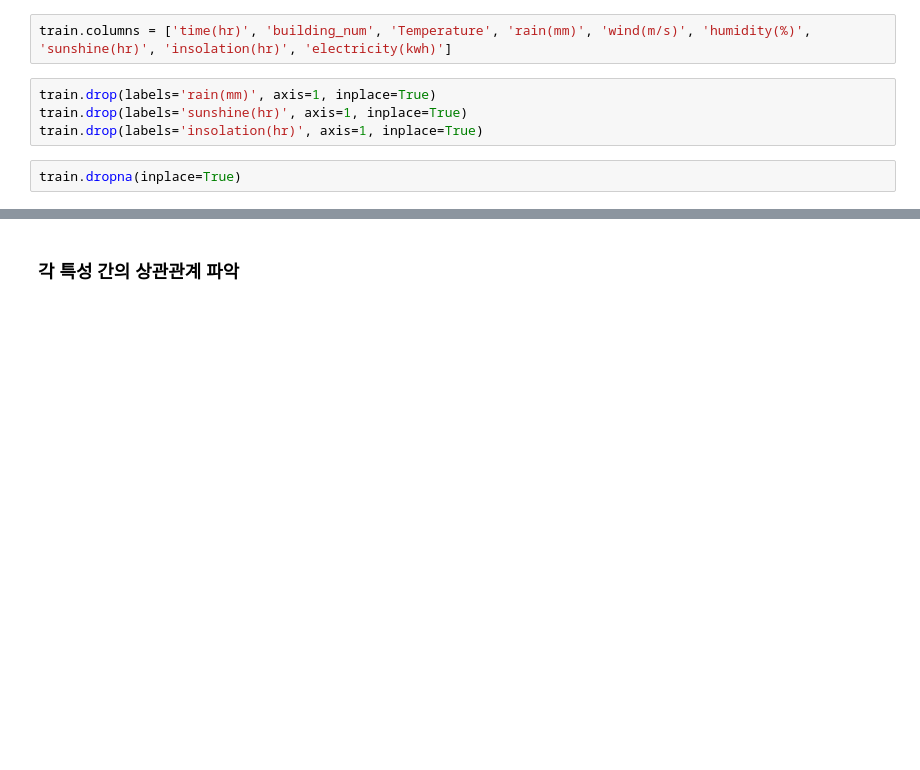
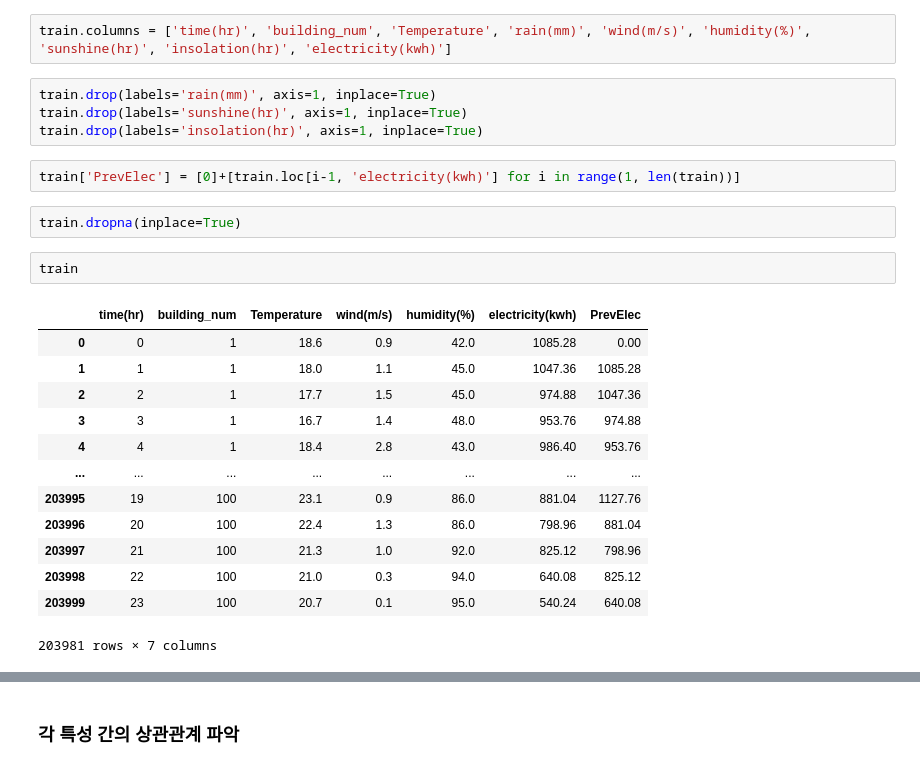
Before and after one commit to ayeonggg/DaconPrac, a Jupyter notebook: ElecPredict/CreateModel.ipynb, the cells around one changed output, grey strips where cells are left out. Drawn from its saved outputs; the diff is of its cells as text; blank space fills up the shorter version.

```diff
--- a/ElecPredict/CreateModel.ipynb
+++ b/ElecPredict/CreateModel.ipynb
@@ -71,8 +71,26 @@ train.columns = ['time(hr)', 'building_num', 'Temperature', 'rain(mm)', 'wind(m/
 train.drop(labels='rain(mm)', axis=1, inplace=True)
 train.drop(labels='sunshine(hr)', axis=1, inplace=True)
 train.drop(labels='insolation(hr)', axis=1, inplace=True)
+# %%
+train['PrevElec'] = [0]+[train.loc[i-1, 'electricity(kwh)'] for i in range(1, len(train))]
 # %%
 train.dropna(inplace=True)
+# %%
+train
+# %% [output]
+|  | time(hr) | building_num | Temperature | wind(m/s) | humidity(%) | electricity(kwh) | PrevElec |
+| 0 | 0 | 1 | 18.6 | 0.9 | 42.0 | 1085.28 | 0.00 |
+| 1 | 1 | 1 | 18.0 | 1.1 | 45.0 | 1047.36 | 1085.28 |
+| 2 | 2 | 1 | 17.7 | 1.5 | 45.0 | 974.88 | 1047.36 |
+| 3 | 3 | 1 | 16.7 | 1.4 | 48.0 | 953.76 | 974.88 |
+| 4 | 4 | 1 | 18.4 | 2.8 | 43.0 | 986.40 | 953.76 |
+| ... | ... | ... | ... | ... | ... | ... | ... |
+| 203995 | 19 | 100 | 23.1 | 0.9 | 86.0 | 881.04 | 1127.76 |
+| 203996 | 20 | 100 | 22.4 | 1.3 | 86.0 | 798.96 | 881.04 |
+| 203997 | 21 | 100 | 21.3 | 1.0 | 92.0 | 825.12 | 798.96 |
+| 203998 | 22 | 100 | 21.0 | 0.3 | 94.0 | 640.08 | 825.12 |
+| 203999 | 23 | 100 | 20.7 | 0.1 | 95.0 | 540.24 | 640.08 |
+203981 rows × 7 columns
 # %%
 train
 # %% [output]
```
Also changed, not shown: parts of 13 cells of this notebook, 2 other files.
